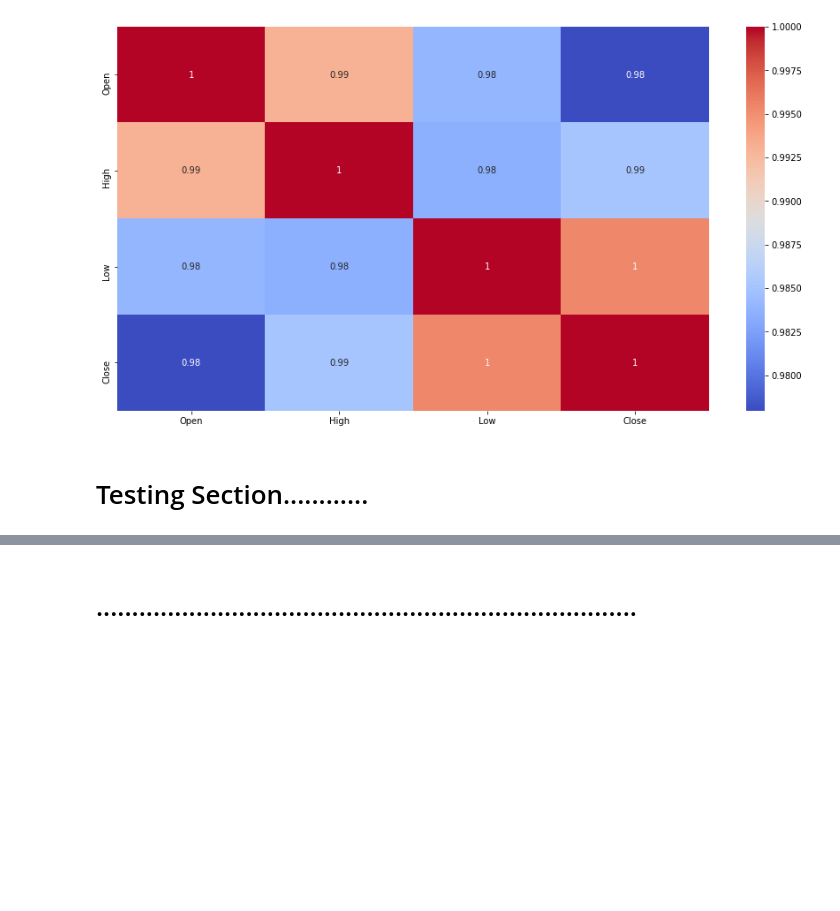
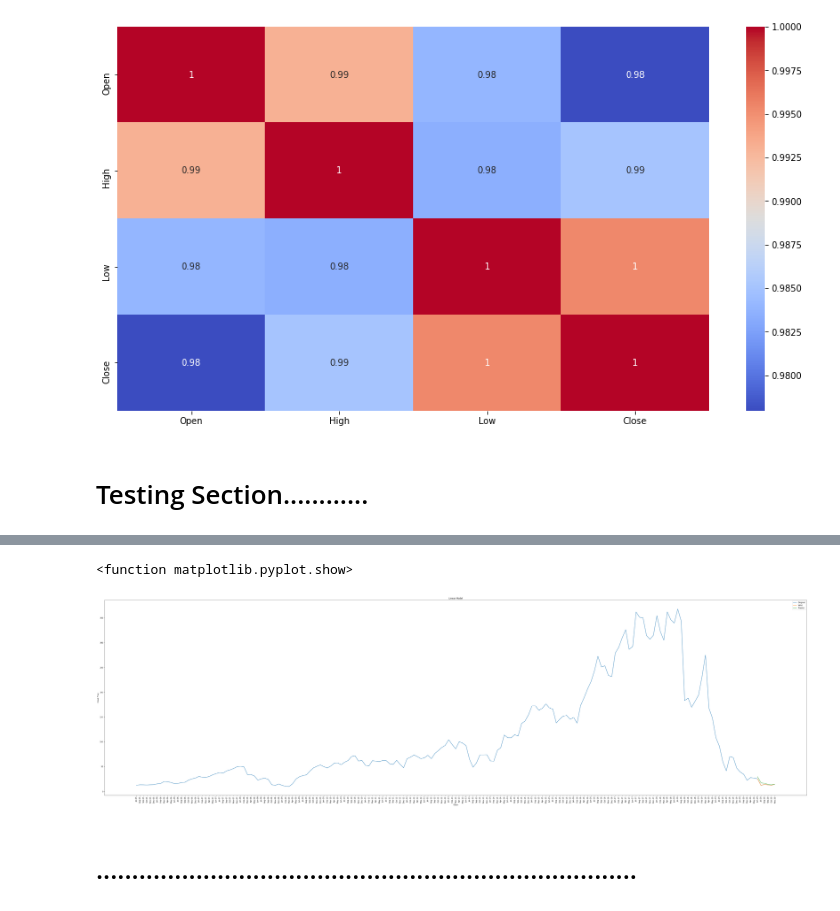
Before and after one commit to smkmohsin/Yes-Bank-Stock-Closing-Price-Prediction, a Jupyter notebook: Yes_Bank_Stock_Closing_Price_Prediction_Capstone_Project_.ipynb, the cells around one changed output, grey strips where cells are left out. Saved outputs shown, nothing was run; the diff lists cells and outputs as text; code cells hidden in the pictures; blank space fills up the shorter version.

```diff
--- a/Yes_Bank_Stock_Closing_Price_Prediction_Capstone_Project_.ipynb
+++ b/Yes_Bank_Stock_Closing_Price_Prediction_Capstone_Project_.ipynb
@@ -252,16 +260,21 @@ plt.show
 # %%
 predictions = lr_prediction
 
 valid = df[X.shape[0]:]
+# valid = df[X.shape[0]-future_days:]
 valid['Prediction'] = predictions
-plt.figure(figsize=(16,8))
+plt.figure(figsize=(70,20))
 plt.title('Linear Model')
 plt.xlabel('Days')
 plt.ylabel('Close Price')
 plt.plot(df['Close'])
 plt.plot(valid[['Close', 'Prediction']])
 plt.legend(['Original', 'Valid', 'Predict'])
+plt.xticks(rotation=90)
 plt.show
+# %% [output]
+<function matplotlib.pyplot.show>
+[figure, added]
 # %% [markdown]
 # ............................................................................
 # %%
```
Also changed, not shown: parts of 15 cells of this notebook.
